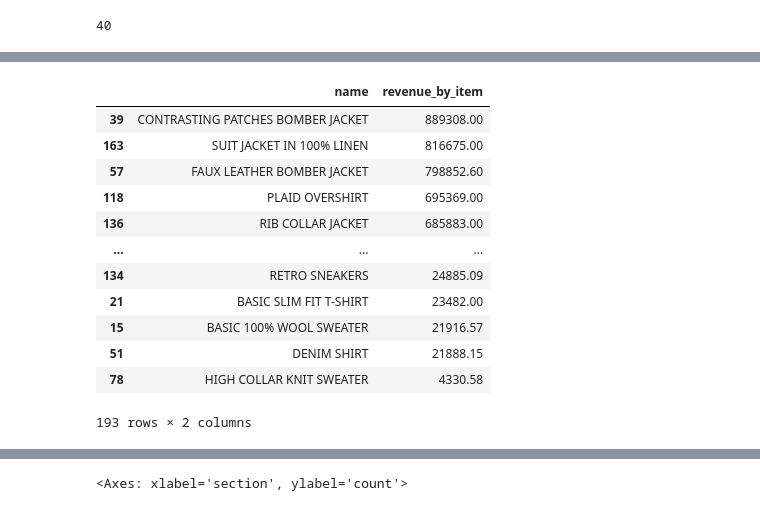
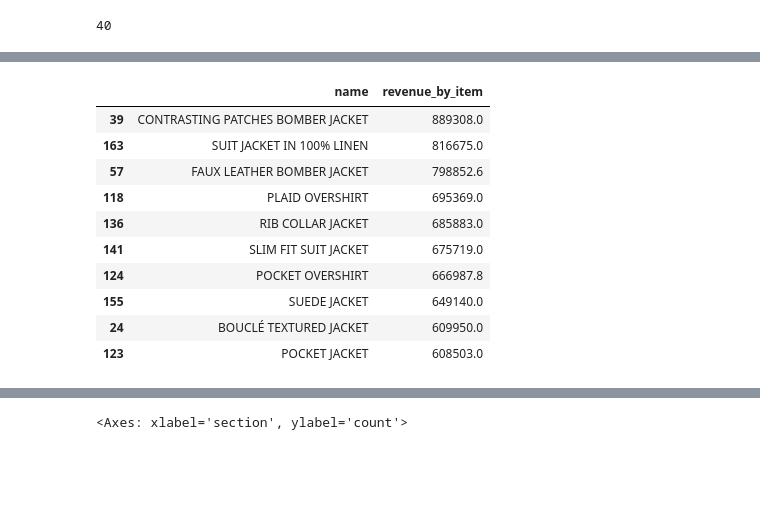
Before and after one commit to Kelebrimbor/Analytics, a Jupyter notebook: Zara_sales/Kaggle_Zara_sales.ipynb, the cells around one changed output, grey strips where cells are left out. Cells and saved outputs as stored; diff of their text form; code cells hidden in the pictures; blank space fills up the shorter version.

```diff
--- a/Zara_sales/Kaggle_Zara_sales.ipynb
+++ b/Zara_sales/Kaggle_Zara_sales.ipynb
@@ -151,21 +203,20 @@ sales[sales.groupby('name')['name'].transform('size') > 1].sort_values('name').h
 # %%
-sales \
+top10_rev = sales \
     .groupby('name', as_index=False) \
     .agg({'revenue_by_item':'sum'}) \
-    .sort_values('revenue_by_item', ascending = False)
+    .sort_values('revenue_by_item', ascending = False).head(10)
 
-# Считаем выручку по name продукта в списке продаж, находим топ продаж
+top10_rev
+# Считаем выручку по названию товара, name, в списке продаж, находим топ-10 продаж
 # %% [output]
 |  | name | revenue_by_item |
-| 39 | CONTRASTING PATCHES BOMBER JACKET | 889308.00 |
-| 163 | SUIT JACKET IN 100% LINEN | 816675.00 |
-| 57 | FAUX LEATHER BOMBER JACKET | 798852.60 |
-| 118 | PLAID OVERSHIRT | 695369.00 |
-| 136 | RIB COLLAR JACKET | 685883.00 |
-| ... | ... | ... |
-| 134 | RETRO SNEAKERS | 24885.09 |
-| 21 | BASIC SLIM FIT T-SHIRT | 23482.00 |
-| 15 | BASIC 100% WOOL SWEATER | 21916.57 |
-| 51 | DENIM SHIRT | 21888.15 |
-| 78 | HIGH COLLAR KNIT SWEATER | 4330.58 |
+| 39 | CONTRASTING PATCHES BOMBER JACKET | 889308.0 |
+| 163 | SUIT JACKET IN 100% LINEN | 816675.0 |
+| 57 | FAUX LEATHER BOMBER JACKET | 798852.6 |
+| 118 | PLAID OVERSHIRT | 695369.0 |
+| 136 | RIB COLLAR JACKET | 685883.0 |
+| 141 | SLIM FIT SUIT JACKET | 675719.0 |
+| 124 | POCKET OVERSHIRT | 666987.8 |
+| 155 | SUEDE JACKET | 649140.0 |
+| 24 | BOUCLÉ TEXTURED JACKET | 609950.0 |
+| 123 | POCKET JACKET | 608503.0 |
-193 rows × 2 columns
```
Also changed, not shown: parts of 31 cells of this notebook.
